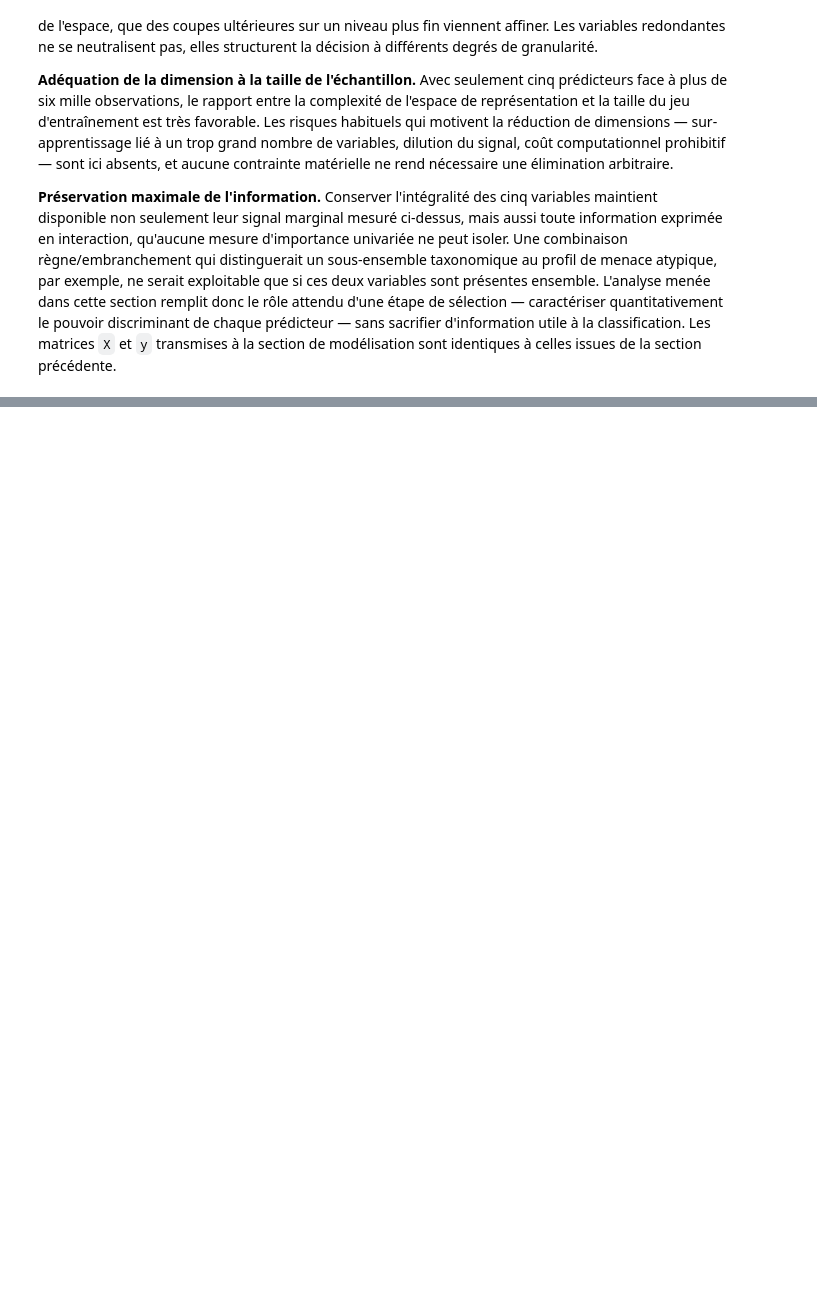
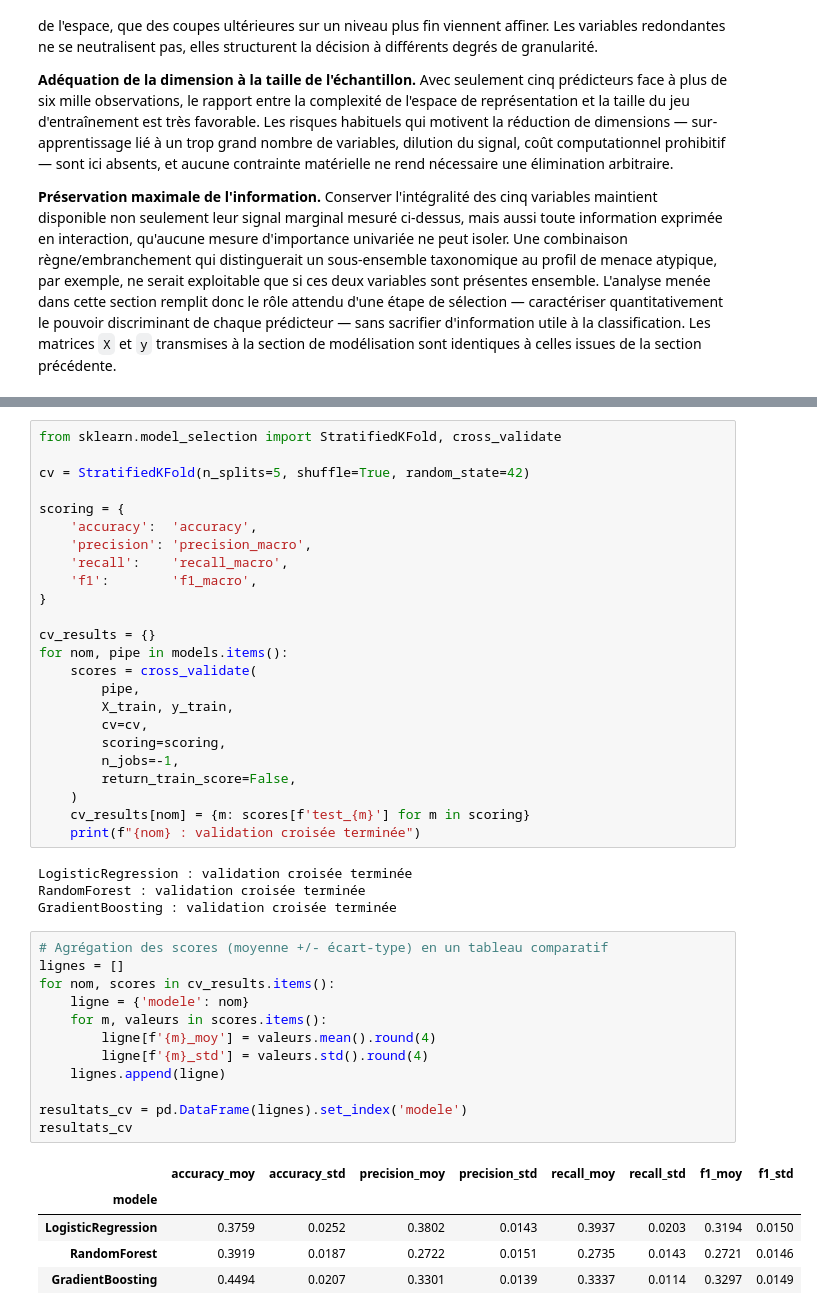
Before and after one commit to loulou-bvc/projet-forage-8INF436, a Jupyter notebook: notebooks/projetFinal.ipynb, the cells around one changed output, grey strips where cells are left out. Saved outputs shown, nothing was run; the diff lists cells and outputs as text; blank space fills up the shorter version.

```diff
--- a/notebooks/projetFinal.ipynb
+++ b/notebooks/projetFinal.ipynb
@@ -496,0 +601,46 @@ Au terme de cette analyse, aucune variable n'est retirée du jeu de données, et
+# %%
+from sklearn.model_selection import StratifiedKFold, cross_validate
+
+cv = StratifiedKFold(n_splits=5, shuffle=True, random_state=42)
+
+scoring = {
+    'accuracy':  'accuracy',
+    'precision': 'precision_macro',
+    'recall':    'recall_macro',
+    'f1':        'f1_macro',
+}
+
+cv_results = {}
+for nom, pipe in models.items():
+    scores = cross_validate(
+        pipe,
+        X_train, y_train,
+        cv=cv,
+        scoring=scoring,
+        n_jobs=-1,
+        return_train_score=False,
+    )
+    cv_results[nom] = {m: scores[f'test_{m}'] for m in scoring}
+    print(f"{nom} : validation croisée terminée")
+# %% [output]
+LogisticRegression : validation croisée terminée
+RandomForest : validation croisée terminée
+GradientBoosting : validation croisée terminée
+# %%
+# Agrégation des scores (moyenne +/- écart-type) en un tableau comparatif
+lignes = []
+for nom, scores in cv_results.items():
+    ligne = {'modele': nom}
+    for m, valeurs in scores.items():
+        ligne[f'{m}_moy'] = valeurs.mean().round(4)
+        ligne[f'{m}_std'] = valeurs.std().round(4)
+    lignes.append(ligne)
+
+resultats_cv = pd.DataFrame(lignes).set_index('modele')
+resultats_cv
+# %% [output]
+|  | accuracy_moy | accuracy_std | precision_moy | precision_std | recall_moy | recall_std | f1_moy | f1_std |
+| modele |  |  |  |  |  |  |  |  |
+| LogisticRegression | 0.3759 | 0.0252 | 0.3802 | 0.0143 | 0.3937 | 0.0203 | 0.3194 | 0.0150 |
+| RandomForest | 0.3919 | 0.0187 | 0.2722 | 0.0151 | 0.2735 | 0.0143 | 0.2721 | 0.0146 |
+| GradientBoosting | 0.4494 | 0.0207 | 0.3301 | 0.0139 | 0.3337 | 0.0114 | 0.3297 | 0.0149 |
```
Also changed, not shown: parts of 18 cells of this notebook, 1 other file.
